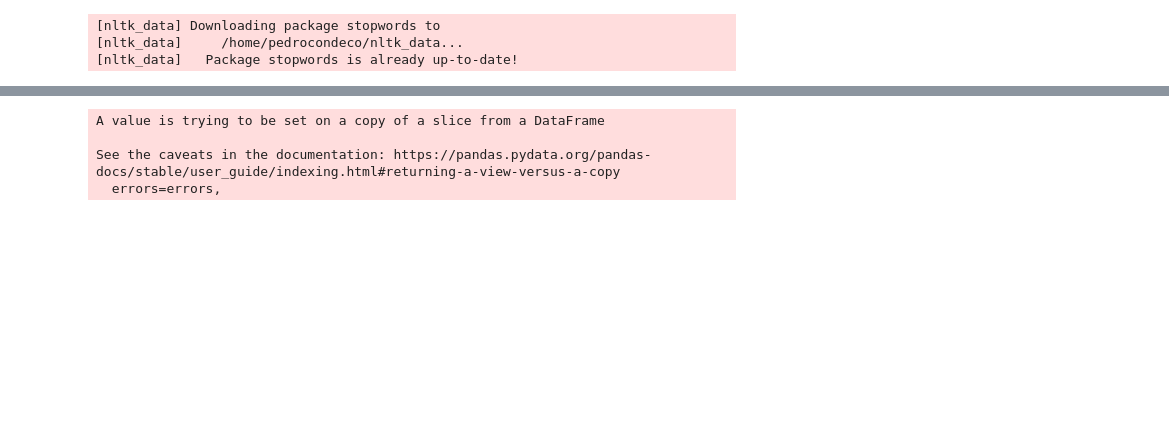
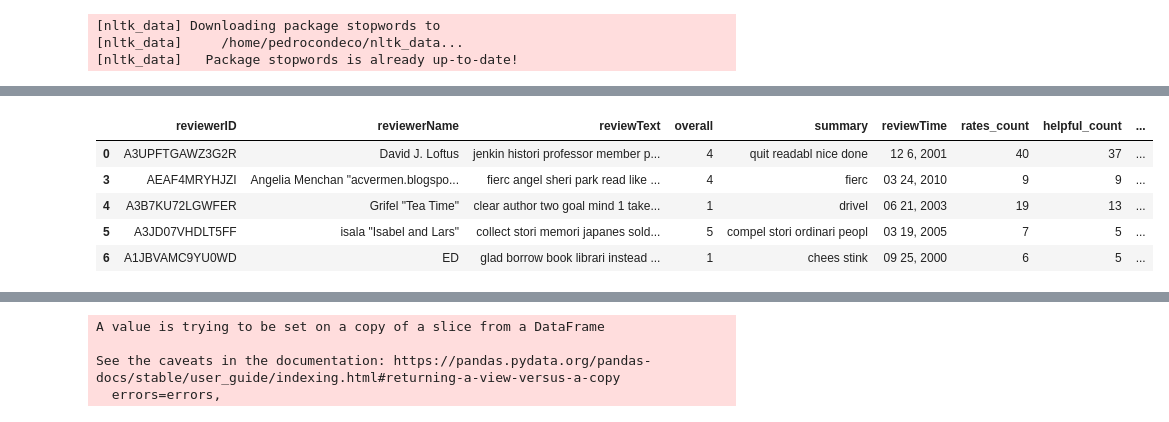
Before and after one commit to TC-AVNP/hackthon4, a Jupyter notebook: notebook.ipynb, the cells around one changed output, grey strips where cells are left out. Cells and saved outputs as stored; diff of their text form; code cells hidden in the pictures; blank space fills up the shorter version.

```diff
--- a/notebook.ipynb
+++ b/notebook.ipynb
@@ -315,0 +419,9 @@ Nan Values:  0
+# %%
+df.head()
+# %% [output]
+|  | reviewerID | reviewerName | reviewText | overall | summary | reviewTime | rates_count | helpful_count | ... |
+| 0 | A3UPFTGAWZ3G2R | David J. Loftus | jenkin histori professor member p... | 4 | quit readabl nice done | 12 6, 2001 | 40 | 37 | ... |
+| 3 | AEAF4MRYHJZI | Angelia Menchan "acvermen.blogspo... | fierc angel sheri park read like ... | 4 | fierc | 03 24, 2010 | 9 | 9 | ... |
+| 4 | A3B7KU72LGWFER | Grifel "Tea Time" | clear author two goal mind 1 take... | 1 | drivel | 06 21, 2003 | 19 | 13 | ... |
+| 5 | A3JD07VHDLT5FF | isala "Isabel and Lars" | collect stori memori japanes sold... | 5 | compel stori ordinari peopl | 03 19, 2005 | 7 | 5 | ... |
+| 6 | A1JBVAMC9YU0WD | ED | glad borrow book librari instead ... | 1 | chees stink | 09 25, 2000 | 6 | 5 | ... |
```
Also changed, not shown: parts of 13 cells of this notebook, 4 other files.
